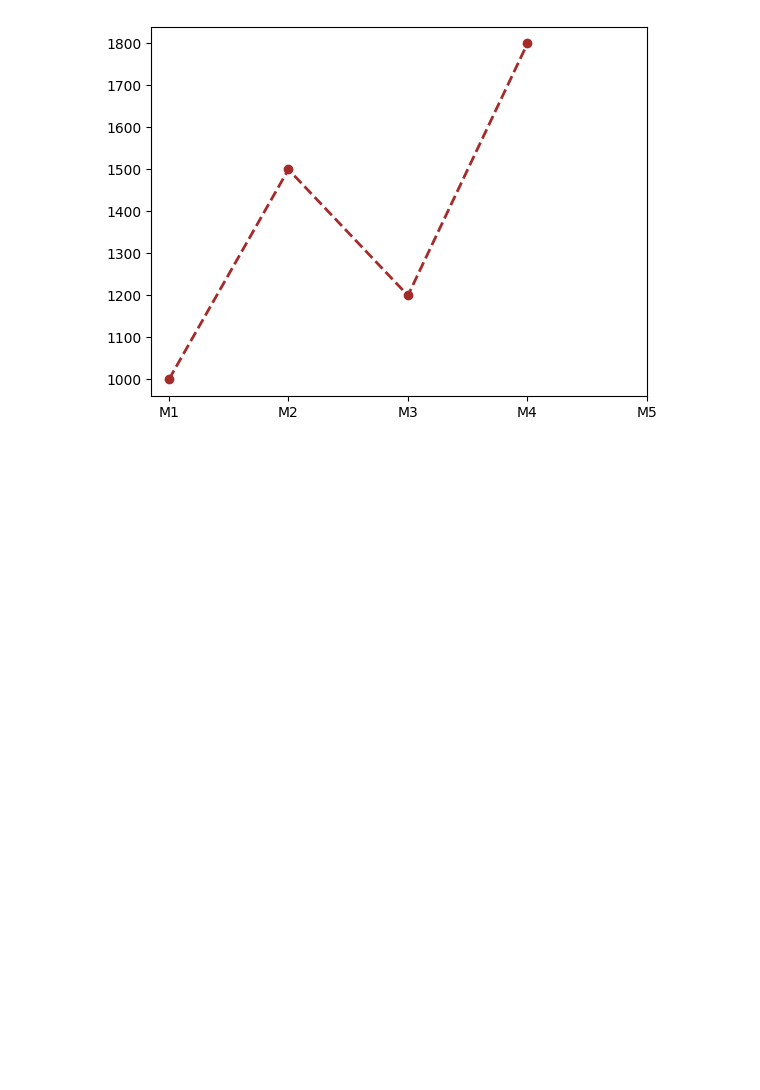
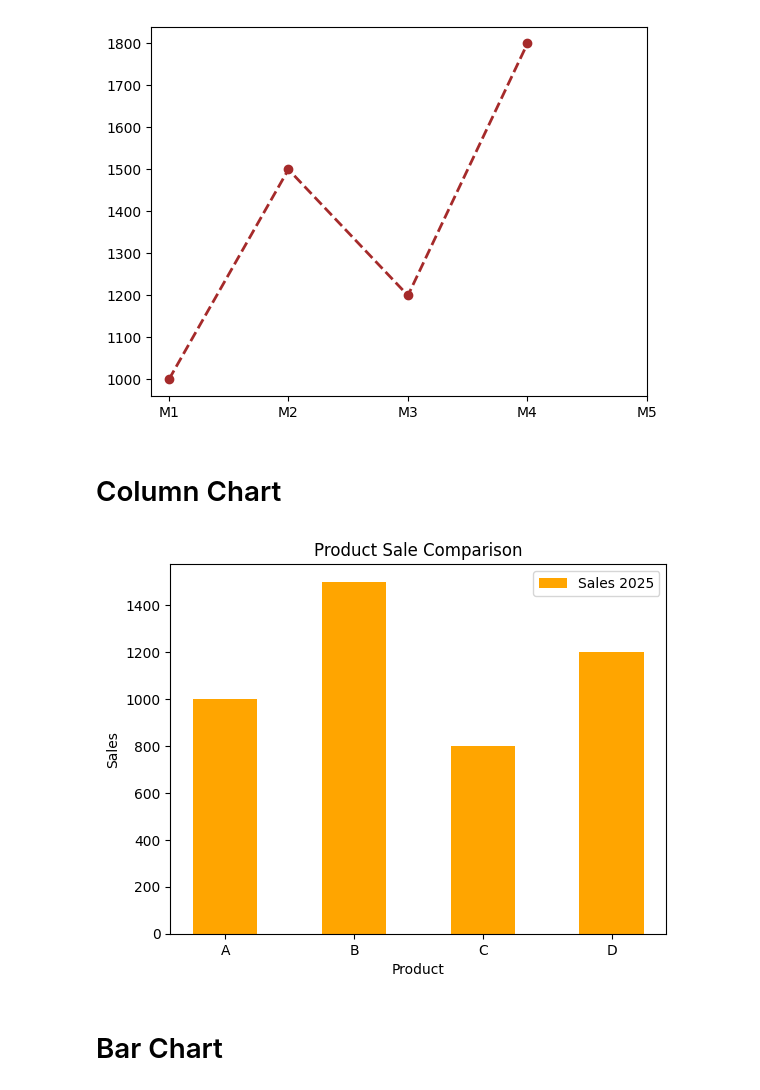
Before and after one commit to Vaishnavi-Gajinkar/Codingwise, a Jupyter notebook: matplotlib/concept_sheet.ipynb, the cells around one changed output. Drawn from its saved outputs; the diff is of its cells as text; code cells hidden in the pictures; blank space fills up the shorter version.

```diff
--- a/matplotlib/concept_sheet.ipynb
+++ b/matplotlib/concept_sheet.ipynb
@@ -60,3 +60,19 @@ plt.xticks([1,2,3,4,5], ['M1','M2','M3','M4','M5'])
 plt.show()
 # %% [output]
 [figure]
+# %% [markdown]
+# Column Chart
+# %%
+product = ['A','B','C','D']
+product_sales = [1000,1500,800,1200]
+
+plt.bar(product, product_sales, color='orange', label='Sales 2025', width=0.5)                      # determines bar chart to be created
+plt.xlabel('Product')
+plt.ylabel('Sales')
+plt.title('Product Sale Comparison')
+plt.legend()
+plt.show()
+# %% [output]
+[figure, added]
+# %% [markdown]
+# Bar Chart
```
Also changed, not shown: parts of 9 cells of this notebook.
